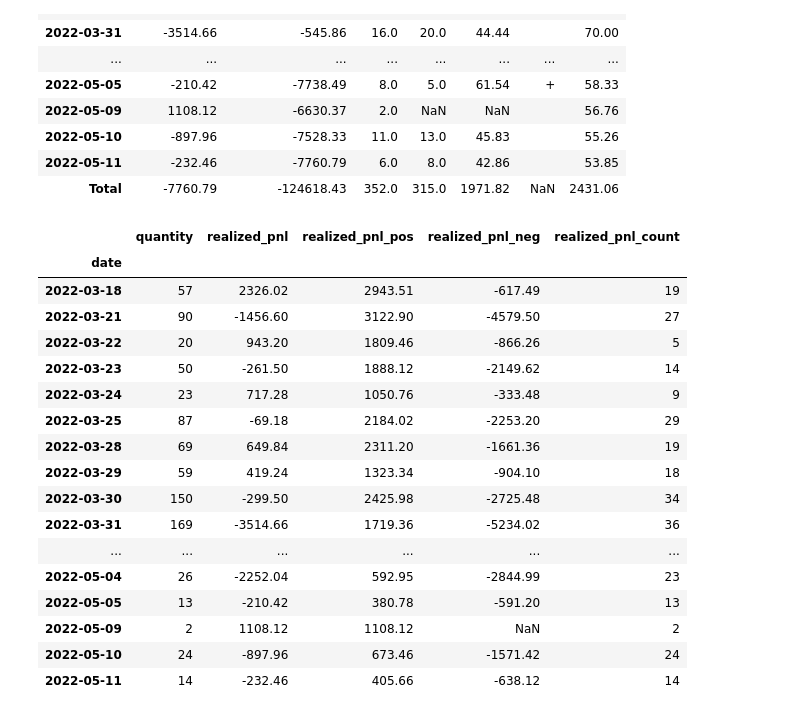
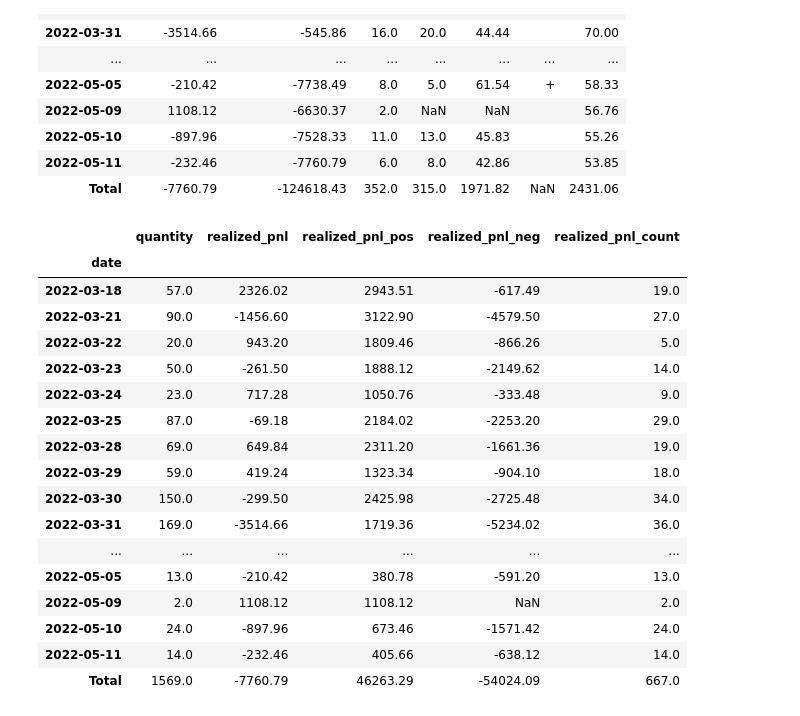
Before and after one commit to RaenonX-Finance/rx-trade-ib, a Jupyter notebook: archive/notebooks/execution_analysis_all.ipynb, the cells around one changed output. Cells and saved outputs as stored; diff of their text form; code cells hidden in the pictures.

```diff
--- a/archive/notebooks/execution_analysis_all.ipynb
+++ b/archive/notebooks/execution_analysis_all.ipynb
@@ -54,40 +54,43 @@ df_exec
 # %%
 def get_executions_ungroup(file_path: str):
     df = pd.read_csv(file_path)
     df = df[df["realized_pnl"].notnull()]
     df["date"] = pd.to_datetime(df["time_completed"]).dt.date
 
     cols = ["quantity", "realized_pnl"]
 
     df_pos = df[df["realized_pnl"] > 0].groupby("date").sum()[["realized_pnl"]]
     df_neg = df[df["realized_pnl"] < 0].groupby("date").sum()[["realized_pnl"]]
 
-    return df.groupby("date").sum()[cols] \
+    df_ret = df.groupby("date").sum()[cols] \
         .join(df_pos, rsuffix="_pos") \
         .join(df_neg, rsuffix="_neg") \
         .join(df.groupby("date").count()[["realized_pnl"]], rsuffix="_count")
+    df_ret.loc["Total"] = df_ret.sum(numeric_only=True)
+
+    return df_ret
 
 
 get_executions_ungroup(PATH)
 # %% [output]
 |  | quantity | realized_pnl | realized_pnl_pos | realized_pnl_neg | realized_pnl_count |
 | date |  |  |  |  |  |
-| 2022-03-18 | 57 | 2326.02 | 2943.51 | -617.49 | 19 |
-| 2022-03-21 | 90 | -1456.60 | 3122.90 | -4579.50 | 27 |
-| 2022-03-22 | 20 | 943.20 | 1809.46 | -866.26 | 5 |
-| 2022-03-23 | 50 | -261.50 | 1888.12 | -2149.62 | 14 |
-| 2022-03-24 | 23 | 717.28 | 1050.76 | -333.48 | 9 |
-| 2022-03-25 | 87 | -69.18 | 2184.02 | -2253.20 | 29 |
-| 2022-03-28 | 69 | 649.84 | 2311.20 | -1661.36 | 19 |
-| 2022-03-29 | 59 | 419.24 | 1323.34 | -904.10 | 18 |
-| 2022-03-30 | 150 | -299.50 | 2425.98 | -2725.48 | 34 |
-| 2022-03-31 | 169 | -3514.66 | 1719.36 | -5234.02 | 36 |
+| 2022-03-18 | 57.0 | 2326.02 | 2943.51 | -617.49 | 19.0 |
+| 2022-03-21 | 90.0 | -1456.60 | 3122.90 | -4579.50 | 27.0 |
+| 2022-03-22 | 20.0 | 943.20 | 1809.46 | -866.26 | 5.0 |
+| 2022-03-23 | 50.0 | -261.50 | 1888.12 | -2149.62 | 14.0 |
+| 2022-03-24 | 23.0 | 717.28 | 1050.76 | -333.48 | 9.0 |
+| 2022-03-25 | 87.0 | -69.18 | 2184.02 | -2253.20 | 29.0 |
+| 2022-03-28 | 69.0 | 649.84 | 2311.20 | -1661.36 | 19.0 |
+| 2022-03-29 | 59.0 | 419.24 | 1323.34 | -904.10 | 18.0 |
+| 2022-03-30 | 150.0 | -299.50 | 2425.98 | -2725.48 | 34.0 |
+| 2022-03-31 | 169.0 | -3514.66 | 1719.36 | -5234.02 | 36.0 |
 | ... | ... | ... | ... | ... | ... |
-| 2022-05-04 | 26 | -2252.04 | 592.95 | -2844.99 | 23 |
-| 2022-05-05 | 13 | -210.42 | 380.78 | -591.20 | 13 |
-| 2022-05-09 | 2 | 1108.12 | 1108.12 | NaN | 2 |
-| 2022-05-10 | 24 | -897.96 | 673.46 | -1571.42 | 24 |
-| 2022-05-11 | 14 | -232.46 | 405.66 | -638.12 | 14 |
+| 2022-05-05 | 13.0 | -210.42 | 380.78 | -591.20 | 13.0 |
+| 2022-05-09 | 2.0 | 1108.12 | 1108.12 | NaN | 2.0 |
+| 2022-05-10 | 24.0 | -897.96 | 673.46 | -1571.42 | 24.0 |
+| 2022-05-11 | 14.0 | -232.46 | 405.66 | -638.12 | 14.0 |
+| Total | 1569.0 | -7760.79 | 46263.29 | -54024.09 | 667.0 |
 # %%
 import plotly.express as px
 
```
Also changed, not shown: parts of 1 cell of this notebook, 3 other files.
